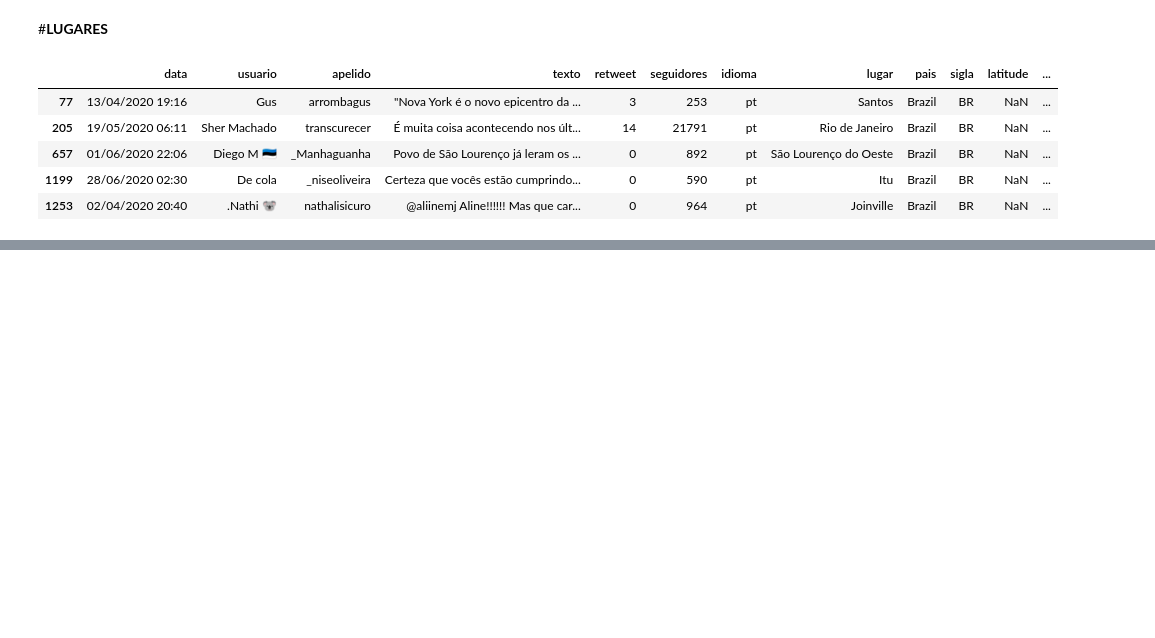
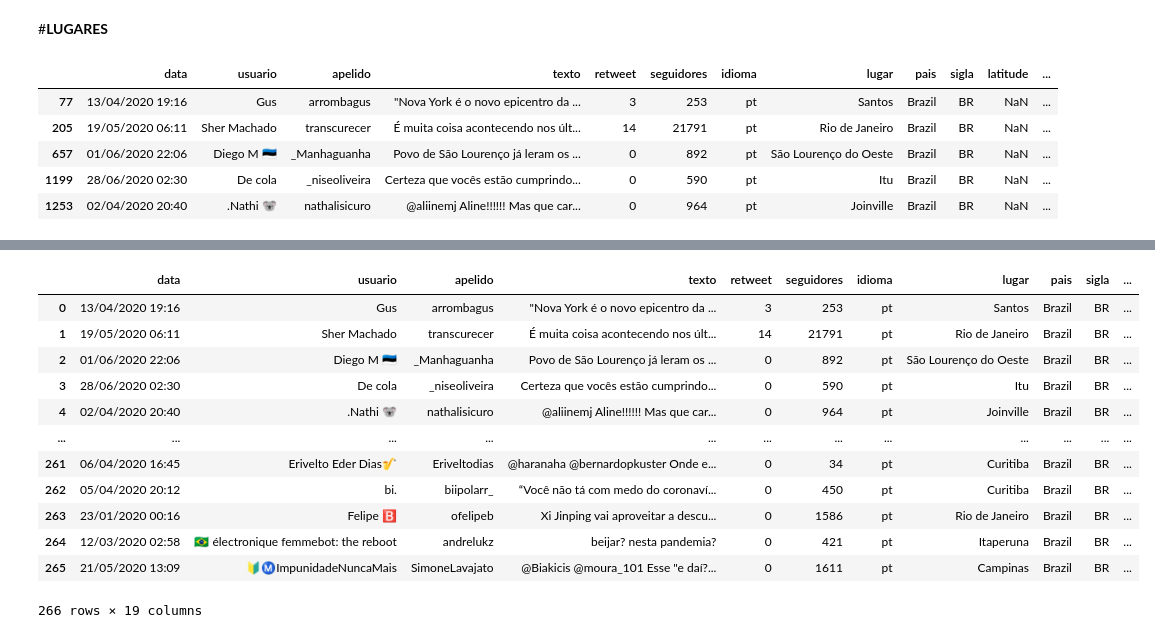
Before and after one commit to adielws/covid19-questions, a Jupyter notebook: covid19_questions.ipynb, the cells around one changed output, grey strips where cells are left out. Drawn from its saved outputs; the diff is of its cells as text; code cells hidden in the pictures; blank space fills up the shorter version.

Commit message:
Ajustei os parâmetros de entrada para não gerar erro, e inclui o merge da tabela cidades com os lugares do nosso data Frame

```diff
--- a/covid19_questions.ipynb
+++ b/covid19_questions.ipynb
@@ -448,3 +454,6 @@ lugares.head()
 | 657 | 01/06/2020 22:06 | Diego M 🇪🇪 | _Manhaguanha | Povo de São Lourenço já leram os ... | 0 | 892 | pt | São Lourenço do Oeste | Brazil | BR | NaN | ... |
 | 1199 | 28/06/2020 02:30 | De cola | _niseoliveira | Certeza que vocês estão cumprindo... | 0 | 590 | pt | Itu | Brazil | BR | NaN | ... |
 | 1253 | 02/04/2020 20:40 | .Nathi 🐨 | nathalisicuro | @aliinemj Aline!!!!!! Mas que car... | 0 | 964 | pt | Joinville | Brazil | BR | NaN | ... |
+# %%
+cidades = pd.read_csv('/content/drive/Shared drives/TRABALHO_POS/CIDADES-ESTADOS.csv', error_bad_lines=False, delimiter=',', encoding="utf-8")
+cidades.head(5)
@@ -451,3 +467,20 @@ lugares.head()
+# %%
+saidas = pd.merge(lugares, cidades, how='left', left_on='lugar', right_on='nome_cidade')
+saidas
+# %% [output]
+|  | data | usuario | apelido | texto | retweet | seguidores | idioma | lugar | pais | sigla | ... |
+| 0 | 13/04/2020 19:16 | Gus | arrombagus | "Nova York é o novo epicentro da ... | 3 | 253 | pt | Santos | Brazil | BR | ... |
+| 1 | 19/05/2020 06:11 | Sher Machado | transcurecer | É muita coisa acontecendo nos últ... | 14 | 21791 | pt | Rio de Janeiro | Brazil | BR | ... |
+| 2 | 01/06/2020 22:06 | Diego M 🇪🇪 | _Manhaguanha | Povo de São Lourenço já leram os ... | 0 | 892 | pt | São Lourenço do Oeste | Brazil | BR | ... |
+| 3 | 28/06/2020 02:30 | De cola | _niseoliveira | Certeza que vocês estão cumprindo... | 0 | 590 | pt | Itu | Brazil | BR | ... |
+| 4 | 02/04/2020 20:40 | .Nathi 🐨 | nathalisicuro | @aliinemj Aline!!!!!! Mas que car... | 0 | 964 | pt | Joinville | Brazil | BR | ... |
+| ... | ... | ... | ... | ... | ... | ... | ... | ... | ... | ... | ... |
+| 261 | 06/04/2020 16:45 | Erivelto Eder Dias🎷 | Eriveltodias | @haranaha @bernardopkuster Onde e... | 0 | 34 | pt | Curitiba | Brazil | BR | ... |
+| 262 | 05/04/2020 20:12 | bi. | biipolarr_ | “Você não tá com medo do coronaví... | 0 | 450 | pt | Curitiba | Brazil | BR | ... |
+| 263 | 23/01/2020 00:16 | Felipe 🅱️ | ofelipeb | Xi Jinping vai aproveitar a descu... | 0 | 1586 | pt | Rio de Janeiro | Brazil | BR | ... |
+| 264 | 12/03/2020 02:58 | 🇧🇷 électronique femmebot: the reboot | andrelukz | beijar? nesta pandemia? | 0 | 421 | pt | Itaperuna | Brazil | BR | ... |
+| 265 | 21/05/2020 13:09 | 🔰Ⓜ️ImpunidadeNuncaMais | SimoneLavajato | @Biakicis @moura_101 Esse "e daí?... | 0 | 1611 | pt | Campinas | Brazil | BR | ... |
+266 rows × 19 columns
 # %%
 import folium
 # Make a data frame with dots to show on the map
```
Also changed, not shown: parts of 12 cells of this notebook.
